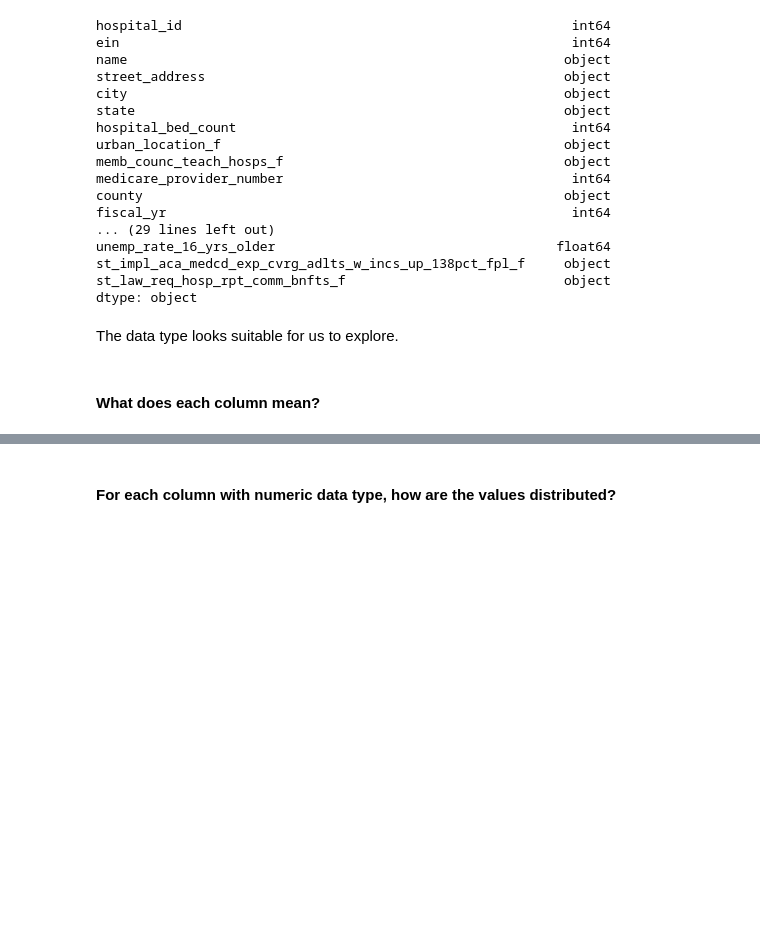
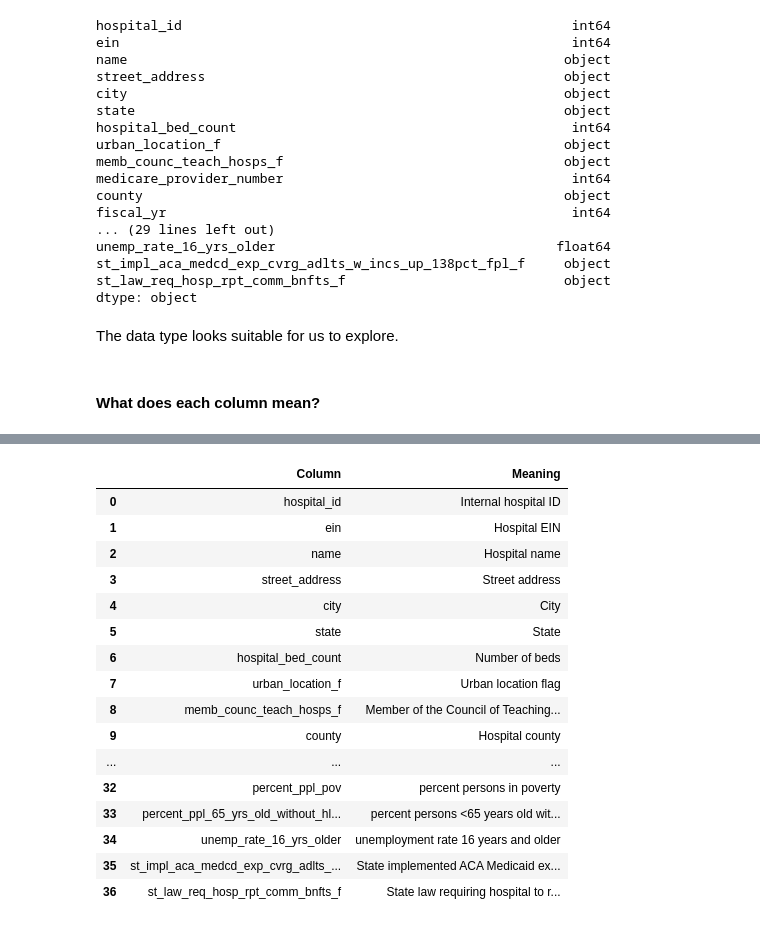
Before and after one commit to gigachad0209/Final-Project---NMKHDL, a Jupyter notebook: preprocessing.ipynb, the cells around one changed output, grey strips where cells are left out. Cells and saved outputs as stored; diff of their text form; code cells hidden in the pictures; blank space fills up the shorter version.

```diff
--- a/preprocessing.ipynb
+++ b/preprocessing.ipynb
@@ -387,2 +306,24 @@ The data type looks suitable for us to explore.
-# %% [markdown]
-#### For each column with numeric data type, how are the values distributed?
+# %%
+col_meaning_df = pd.read_csv('./data/data_schema.csv')
+# col_meaning_df.set_index('Column', inplace=True)
+pd.set_option('display.max_colwidth', 350)
+
+col_meaning_df
+# %% [output]
+|  | Column | Meaning |
+| 0 | hospital_id | Internal hospital ID |
+| 1 | ein | Hospital EIN |
+| 2 | name | Hospital name |
+| 3 | street_address | Street address |
+| 4 | city | City |
+| 5 | state | State |
+| 6 | hospital_bed_count | Number of beds |
+| 7 | urban_location_f | Urban location flag |
+| 8 | memb_counc_teach_hosps_f | Member of the Council of Teaching... |
+| 9 | county | Hospital county |
+| ... | ... | ... |
+| 32 | percent_ppl_pov | percent persons in poverty |
+| 33 | percent_ppl_65_yrs_old_without_hl... | percent persons <65 years old wit... |
+| 34 | unemp_rate_16_yrs_older | unemployment rate 16 years and older |
+| 35 | st_impl_aca_medcd_exp_cvrg_adlts_... | State implemented ACA Medicaid ex... |
+| 36 | st_law_req_hosp_rpt_comm_bnfts_f | State law requiring hospital to r... |
```
Also changed, not shown: parts of 34 cells of this notebook, 2 other files.
